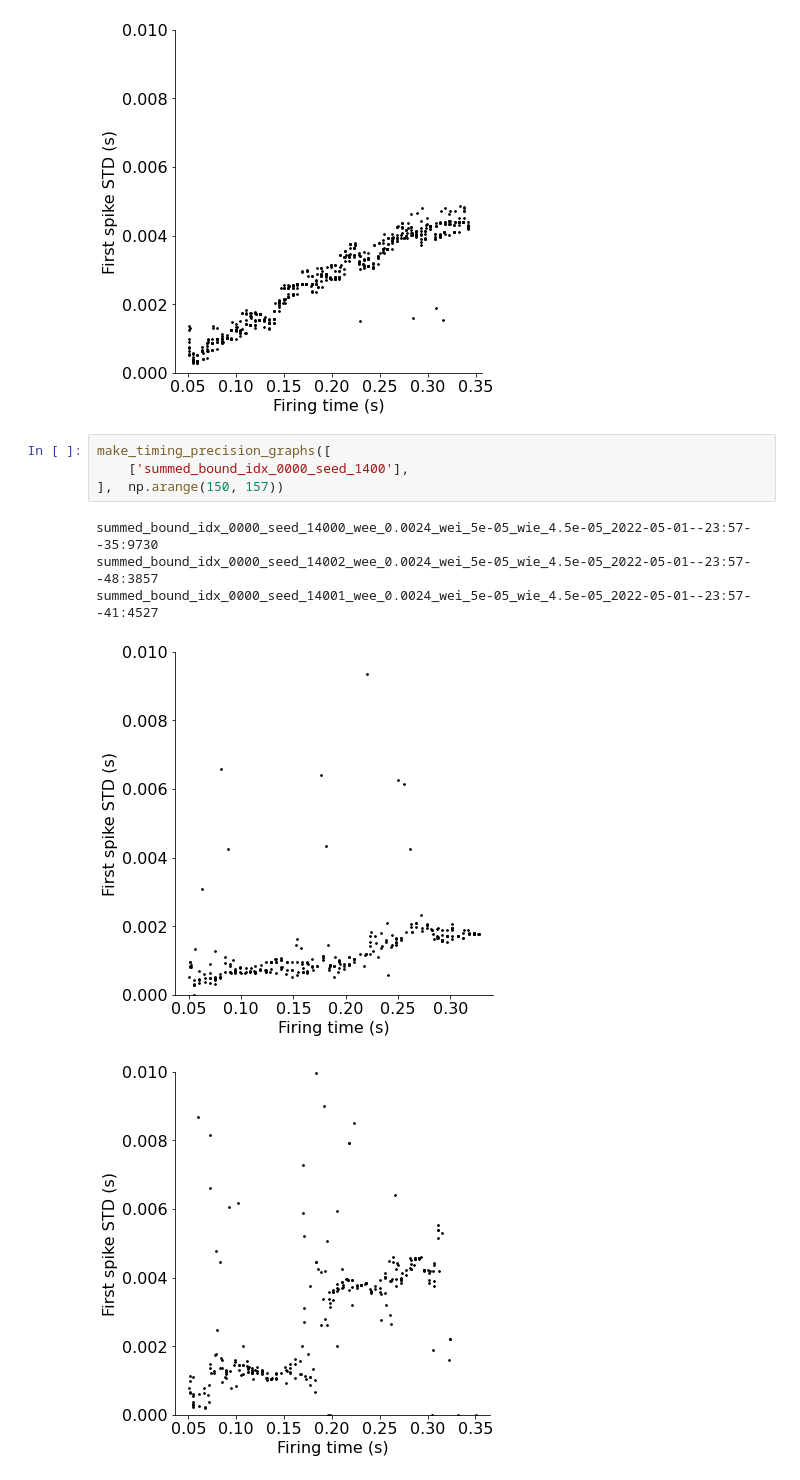
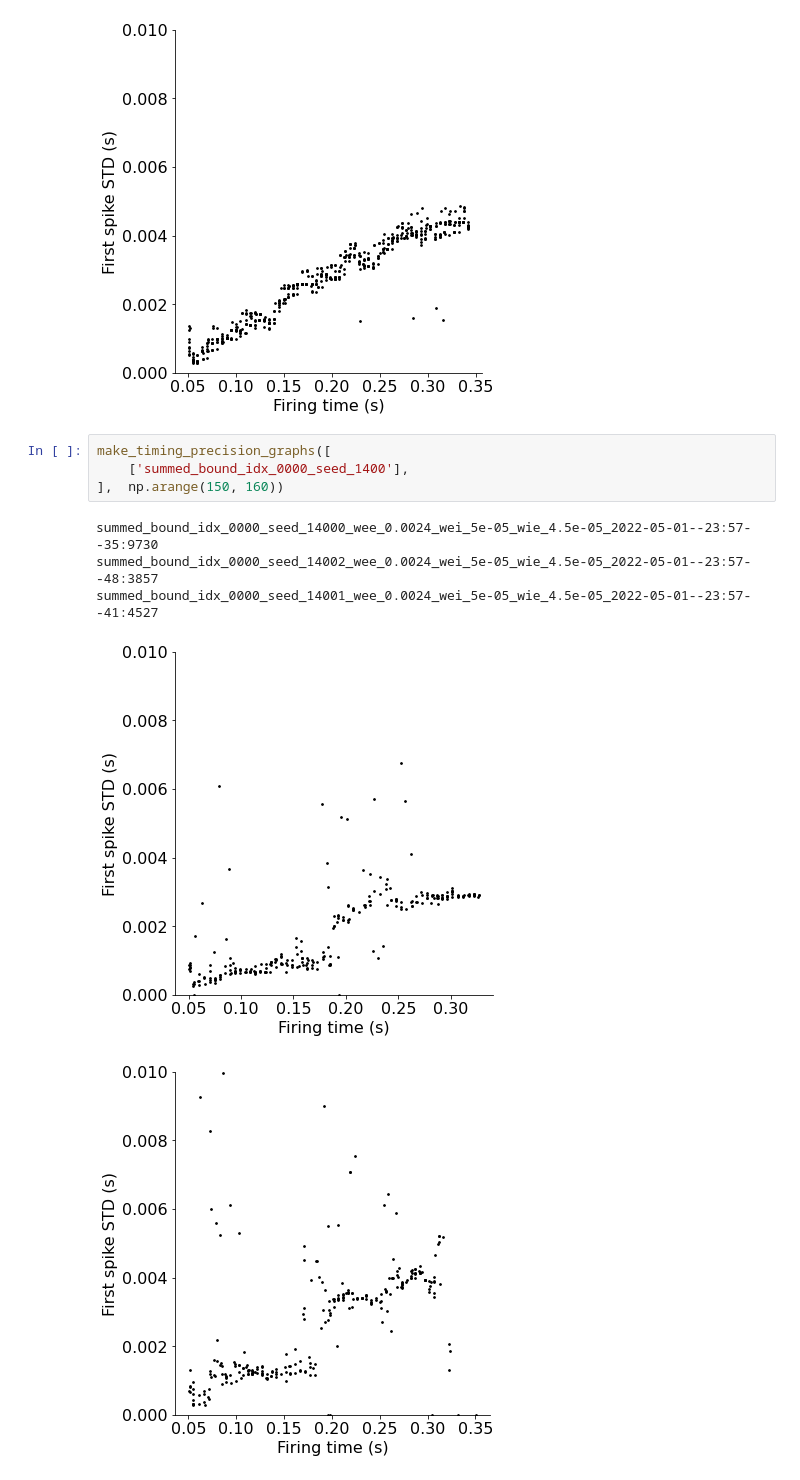
Before and after one commit to davidgbe/synfire_chain_growth, a Jupyter notebook: resilience_project_22_04_13/neurogenesis_+_heterosynaptic_comp_22_04_13/firing_rate_bound_neurogenesis_22_04_20/nb.ipynb, the cells around one changed output. Saved outputs shown, nothing was run; the diff lists cells and outputs as text.

```diff
--- a/resilience_project_22_04_13/neurogenesis_+_heterosynaptic_comp_22_04_13/firing_rate_bound_neurogenesis_22_04_20/nb.ipynb
+++ b/resilience_project_22_04_13/neurogenesis_+_heterosynaptic_comp_22_04_13/firing_rate_bound_neurogenesis_22_04_20/nb.ipynb
@@ -585,10 +585,10 @@ summed_bound_idx_0000_seed_14001_wee_0.0024_wei_5e-05_wie_4.5e-05_2022-05-01--23
 # %%
 make_timing_precision_graphs([
     ['summed_bound_idx_0000_seed_1400'],
-],  np.arange(150, 157))
+],  np.arange(150, 160))
 # %% [output]
 summed_bound_idx_0000_seed_14000_wee_0.0024_wei_5e-05_wie_4.5e-05_2022-05-01--23:57--35:9730
 summed_bound_idx_0000_seed_14002_wee_0.0024_wei_5e-05_wie_4.5e-05_2022-05-01--23:57--48:3857
 summed_bound_idx_0000_seed_14001_wee_0.0024_wei_5e-05_wie_4.5e-05_2022-05-01--23:57--41:4527
-[figure, old version]
+[figure, new version]
-[figure, old version]
+[figure, new version]
```
Also changed, not shown: parts of 4 cells of this notebook, 4 other files.
